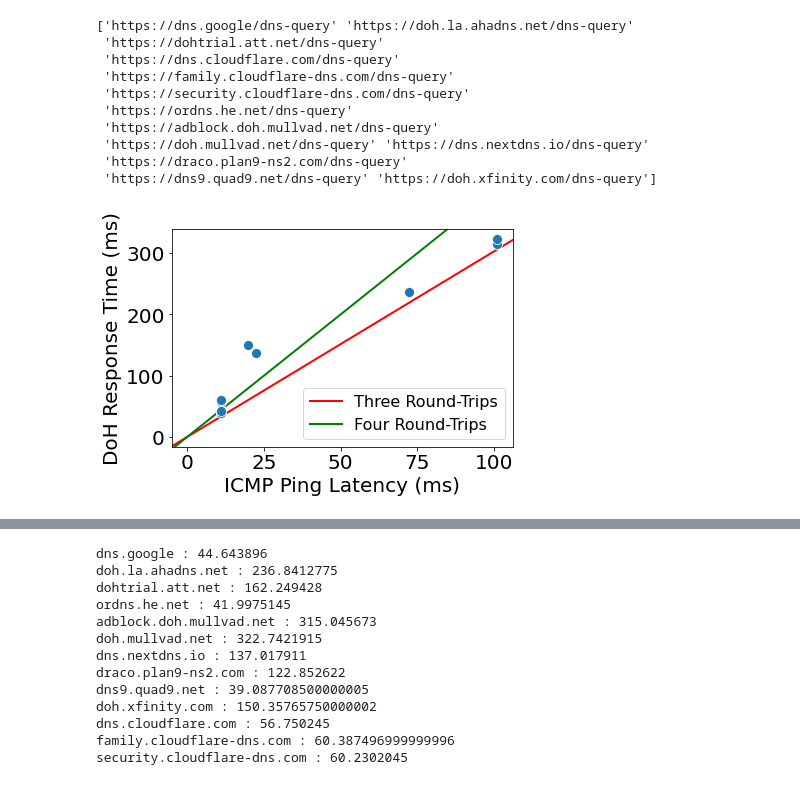
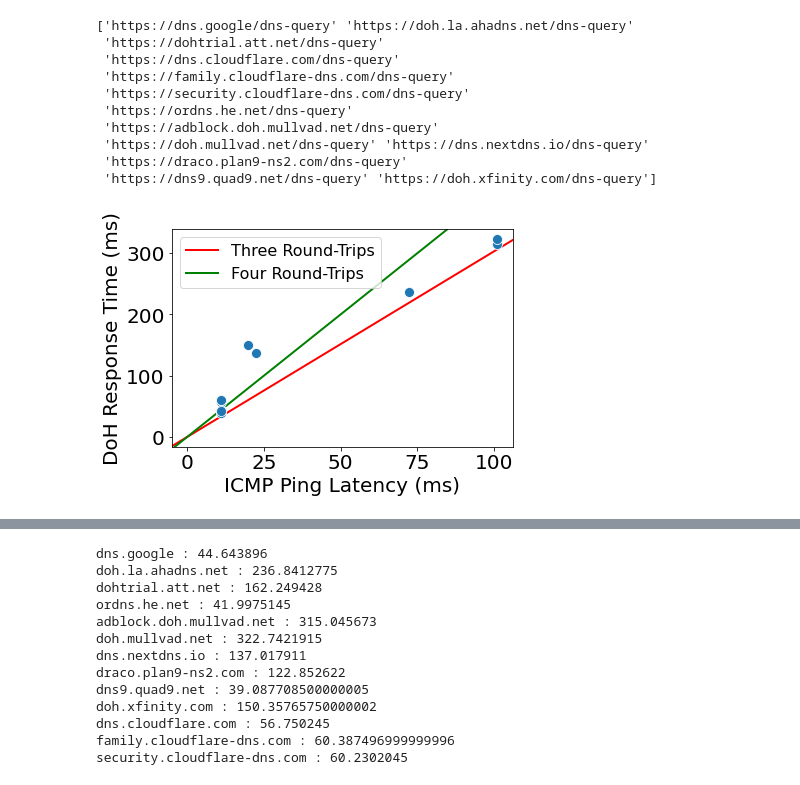
Before and after one commit to noise-lab/dns-measurement, a Jupyter notebook: src/measure/dns-timing/NA_data_full.ipynb, the cells around one changed output, grey strips where cells are left out. Drawn from its saved outputs; the diff is of its cells as text; code cells hidden in the pictures.

Commit message:
Put legend in upper-left for scatterplots

```diff
--- a/src/measure/dns-timing/NA_data_full.ipynb
+++ b/src/measure/dns-timing/NA_data_full.ipynb
@@ -107,34 +107,34 @@ ip_asia = ip_asia.append(ordns, ignore_index = True)
 # %%
 # Make a plot of median ping times vs. median query response times, grouped by resolver
 NA_array_of_resolvers = pd.Series(ip_north_america['resolver']).unique()
 df_medians = df.loc[df.status == 'ok', ['resolver', 'rtime', 'ping_time']]
 df_medians = df_medians[df_medians.resolver.isin(NA_array_of_resolvers)]
 print(df_medians.resolver.unique())
 df_medians = df_medians.groupby(['resolver']).median()
 df_medians = df_medians[(df_medians.ping_time > 0)]
 
 fig, ax = plt.subplots()
 plt.axline((0, 0), (0.33, 1), linewidth=2, color='r', zorder=-1, label='Three Round-Trips')
 plt.axline((0, 0), (0.25, 1), linewidth=2, color='g', zorder=-1, label='Four Round-Trips')
 sns.scatterplot(data=df_medians, x="ping_time", y="rtime", ax=ax, s=100)
 ax.set_xlabel('ICMP Ping Latency (ms)', fontsize=20)
 ax.set_ylabel('DoH Response Time (ms)', fontsize=20)
 ax.tick_params(axis='both', which='major', labelsize=20)
-plt.legend(fontsize=16)
+plt.legend(fontsize=16, loc='upper left')
 plt.tight_layout()
 plt.savefig("../../../paper/figures/Ohio_ping_qrt_scatter.pdf")
 # %% [output]
 ['https://dns.google/dns-query' 'https://doh.la.ahadns.net/dns-query'
  'https://dohtrial.att.net/dns-query'
  'https://dns.cloudflare.com/dns-query'
  'https://family.cloudflare-dns.com/dns-query'
  'https://security.cloudflare-dns.com/dns-query'
  'https://ordns.he.net/dns-query'
  'https://adblock.doh.mullvad.net/dns-query'
  'https://doh.mullvad.net/dns-query' 'https://dns.nextdns.io/dns-query'
  'https://draco.plan9-ns2.com/dns-query'
  'https://dns9.quad9.net/dns-query' 'https://doh.xfinity.com/dns-query']
-[figure, old version]
+[figure, new version]
 # %%
 # Median of each resolver in ascending order(removed the ones with nan)
 NA_array_of_resolvers = pd.Series(ip_north_america['resolver']).unique()
```
Also changed, not shown: parts of 1 cell of this notebook, 5 other files.
